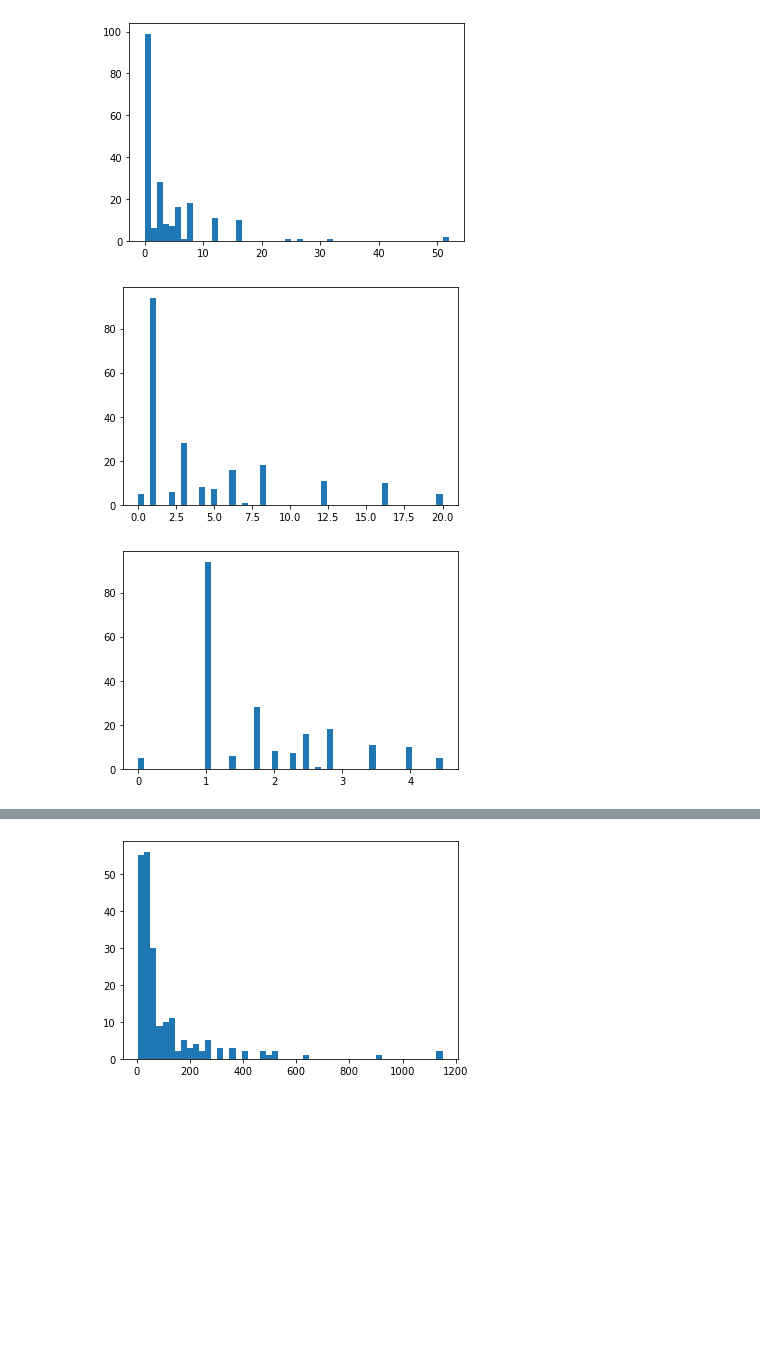
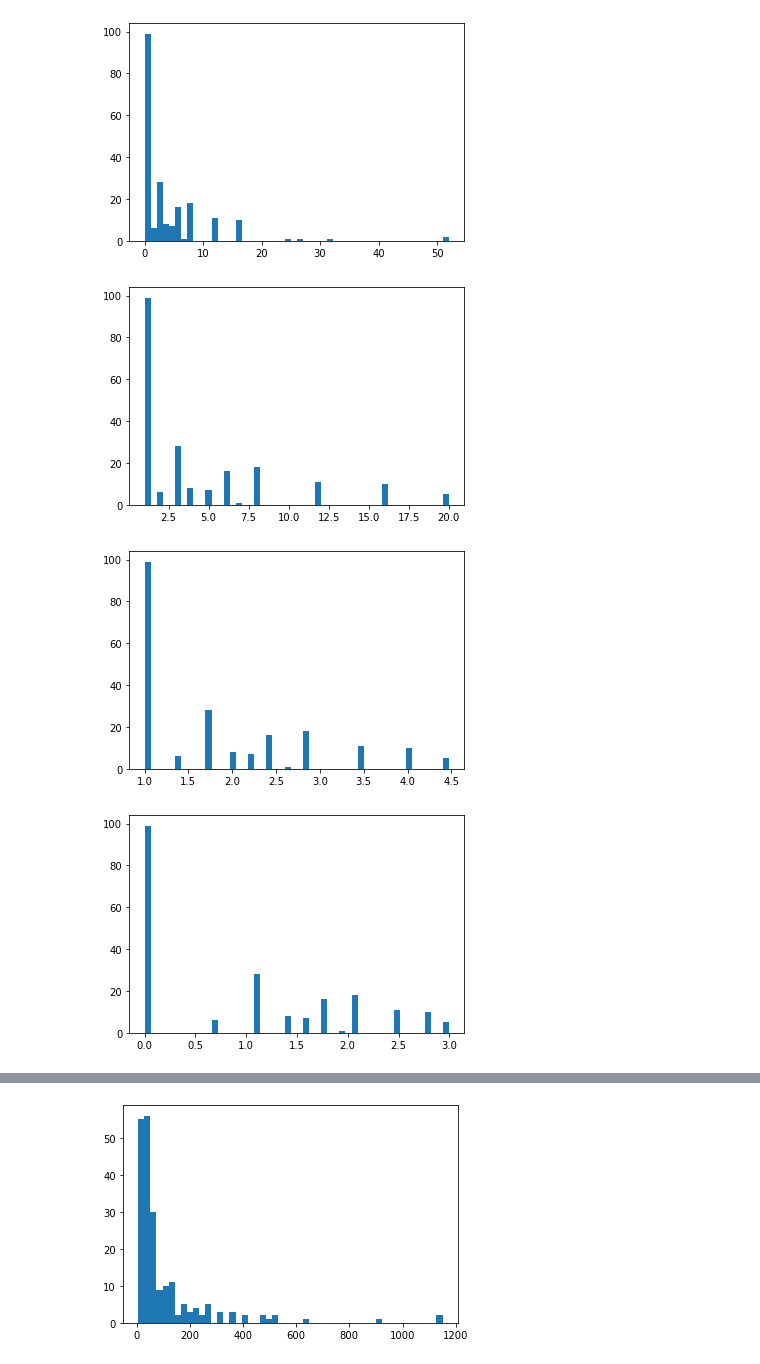
Before and after one commit to quiet-cmd/EmptyJupyterNoteebookForBinder, a Jupyter notebook: lesson_5/data_preparation.ipynb, the cells around one changed output, grey strips where cells are left out. Cells and saved outputs as stored; diff of their text form; code cells hidden in the pictures; blank space fills up the shorter version.

Commit message:
Data preparation

```diff
--- a/lesson_5/data_preparation.ipynb
+++ b/lesson_5/data_preparation.ipynb
@@ -271,17 +271,21 @@ matplotlib.pyplot.show()
 # %% [output]
 [figure]
 # %%
-data = numpy.clip(data, 0, 20)
+data = numpy.clip(data, 1, 20)
 matplotlib.pyplot.hist(data, bins = 50)
 matplotlib.pyplot.show()
 # %% [output]
-[figure, old version]
+[figure, new version]
 # %%
 matplotlib.pyplot.hist(data**0.5, bins = 50)
 matplotlib.pyplot.show()
-data = data**0.5
+
+matplotlib.pyplot.hist(numpy.log(data), bins = 50)
+matplotlib.pyplot.show()
+data = numpy.log(data)
 # %% [output]
-[figure, old version]
+[figure, new version]
+[figure, added]
 # %%
 data = numpy.array(data).reshape(-1,1)
 data = MinMaxScaler().fit_transform(data)
```
Also changed, not shown: parts of 11 cells of this notebook.
